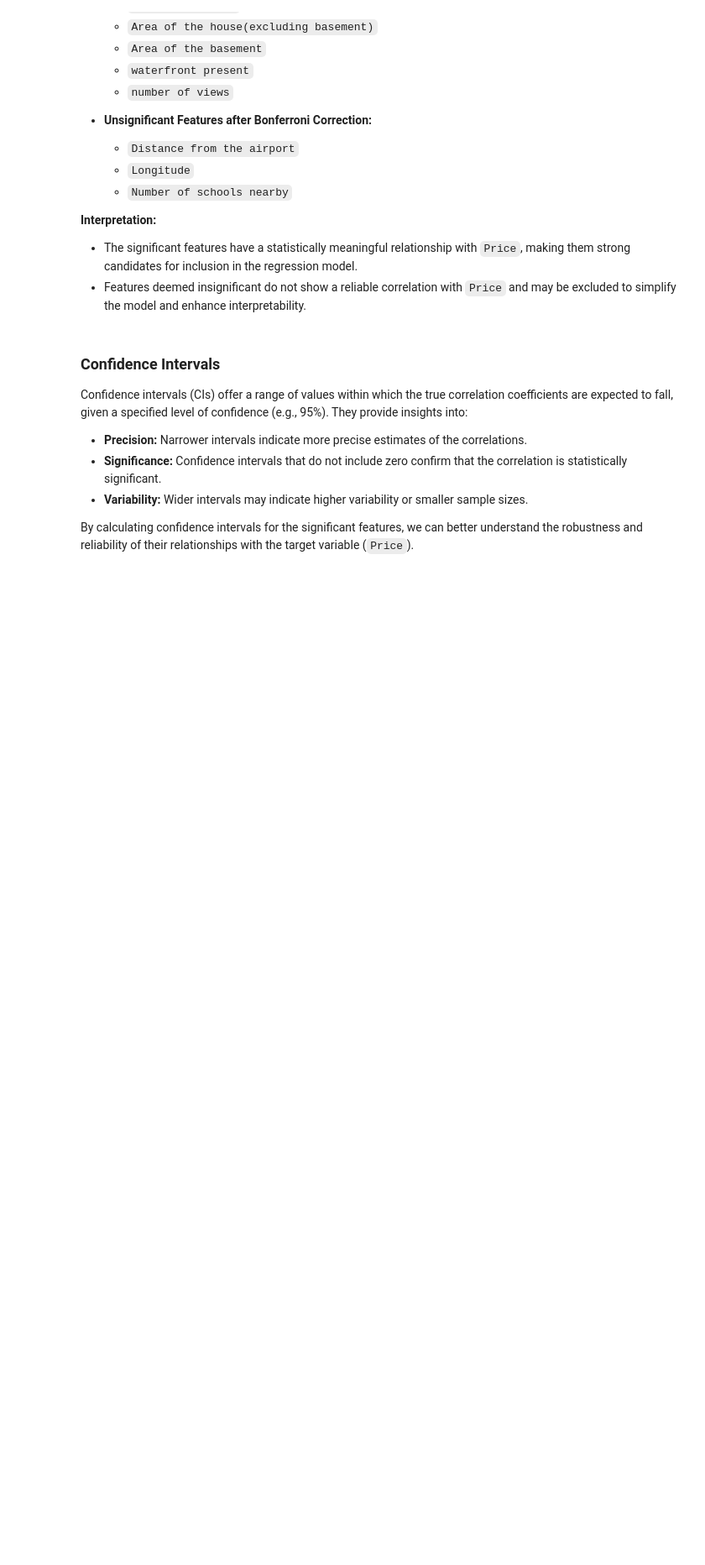
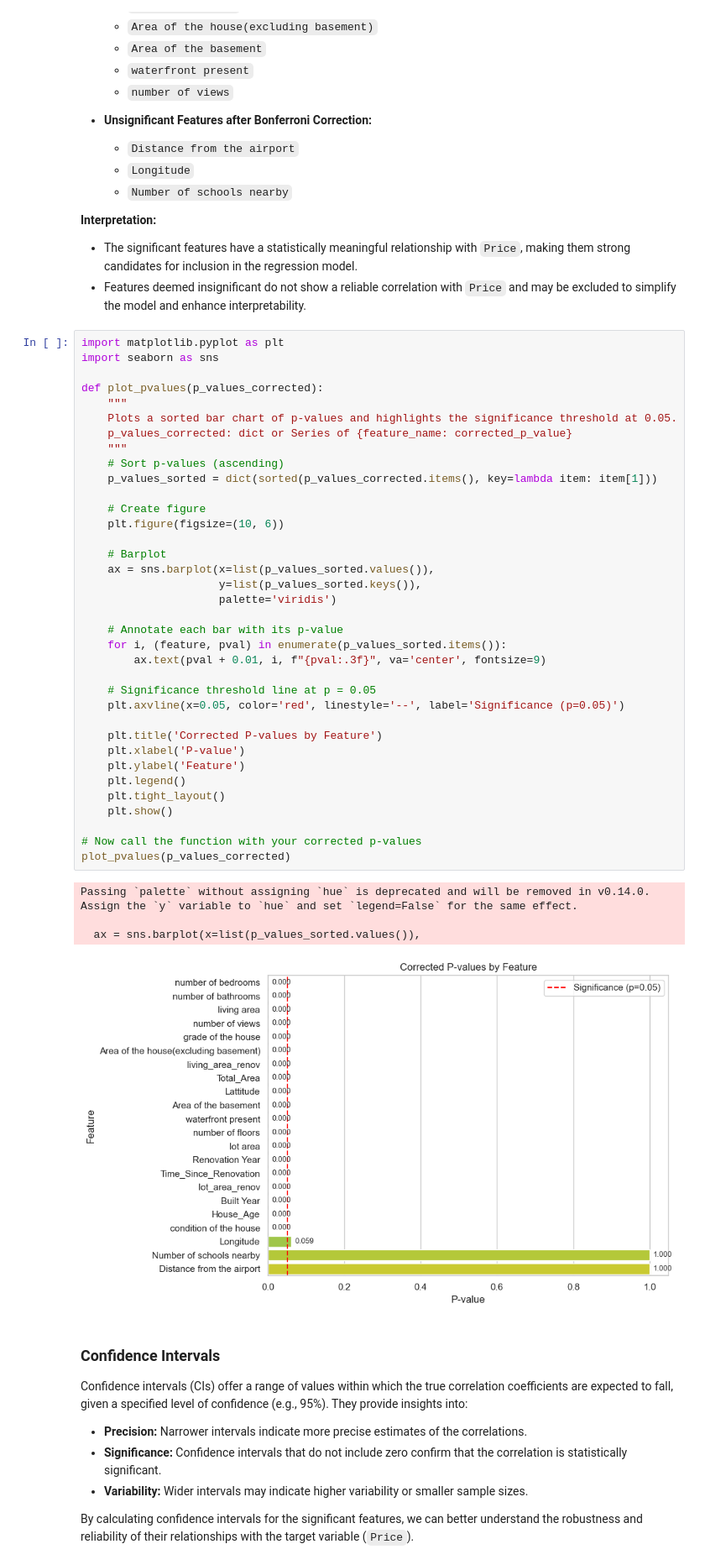
Before and after one commit to OriLipper/statistical-theory, a Jupyter notebook: notebooks/Statistical_Theory.ipynb, the cells around one changed output. Shown at 84% size. Drawn from its saved outputs; the diff is of its cells as text; blank space fills up the shorter version.

Commit message:
Added graphs

```diff
--- a/notebooks/Statistical_Theory.ipynb
+++ b/notebooks/Statistical_Theory.ipynb
@@ -720,6 +728,47 @@ Unsignificant Features after Bonferroni Correction:
 **Interpretation:**
 - The significant features have a statistically meaningful relationship with `Price`, making them strong candidates for inclusion in the regression model.
 - Features deemed insignificant do not show a reliable correlation with `Price` and may be excluded to simplify the model and enhance interpretability.
+# %%
+import matplotlib.pyplot as plt
+import seaborn as sns
+
+def plot_pvalues(p_values_corrected):
+    """
+    Plots a sorted bar chart of p-values and highlights the significance threshold at 0.05.
+    p_values_corrected: dict or Series of {feature_name: corrected_p_value}
+    """
+    # Sort p-values (ascending)
+    p_values_sorted = dict(sorted(p_values_corrected.items(), key=lambda item: item[1]))
+
+    # Create figure
+    plt.figure(figsize=(10, 6))
+
+    # Barplot
+    ax = sns.barplot(x=list(p_values_sorted.values()),
+                     y=list(p_values_sorted.keys()),
+                     palette='viridis')
+
+    # Annotate each bar with its p-value
+    for i, (feature, pval) in enumerate(p_values_sorted.items()):
+        ax.text(pval + 0.01, i, f"{pval:.3f}", va='center', fontsize=9)
+
+    # Significance threshold line at p = 0.05
+    plt.axvline(x=0.05, color='red', linestyle='--', label='Significance (p=0.05)')
+
+    plt.title('Corrected P-values by Feature')
+    plt.xlabel('P-value')
+    plt.ylabel('Feature')
+    plt.legend()
+    plt.tight_layout()
+    plt.show()
+
+# Now call the function with your corrected p-values
+plot_pvalues(p_values_corrected)
+# %% [output]
+Passing `palette` without assigning `hue` is deprecated and will be removed in v0.14.0. Assign the `y` variable to `hue` and set `legend=False` for the same effect.
+
+  ax = sns.barplot(x=list(p_values_sorted.values()),
+[figure, added]
 # %% [markdown]
 <a id='Confidence-Intervals'></a>
 ### Confidence Intervals
```
Also changed, not shown: parts of 3 cells of this notebook.
